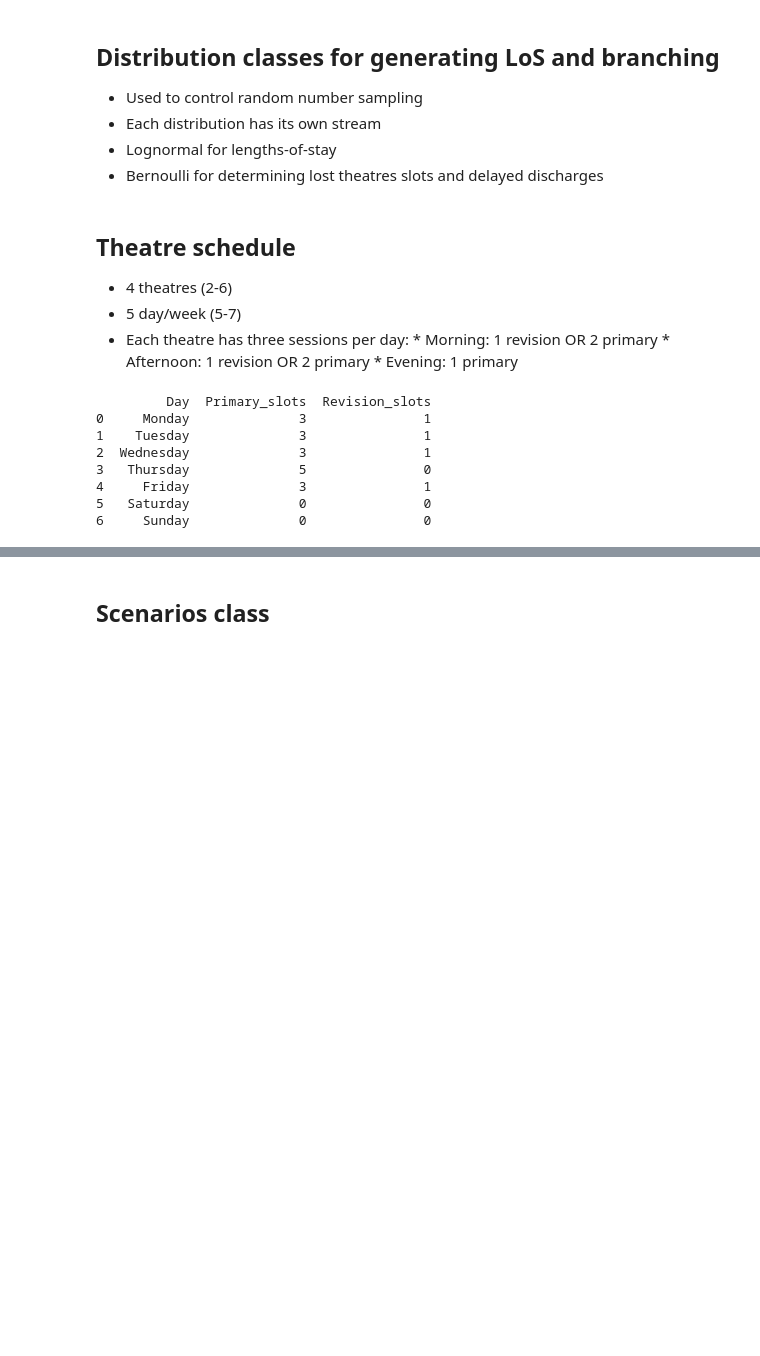
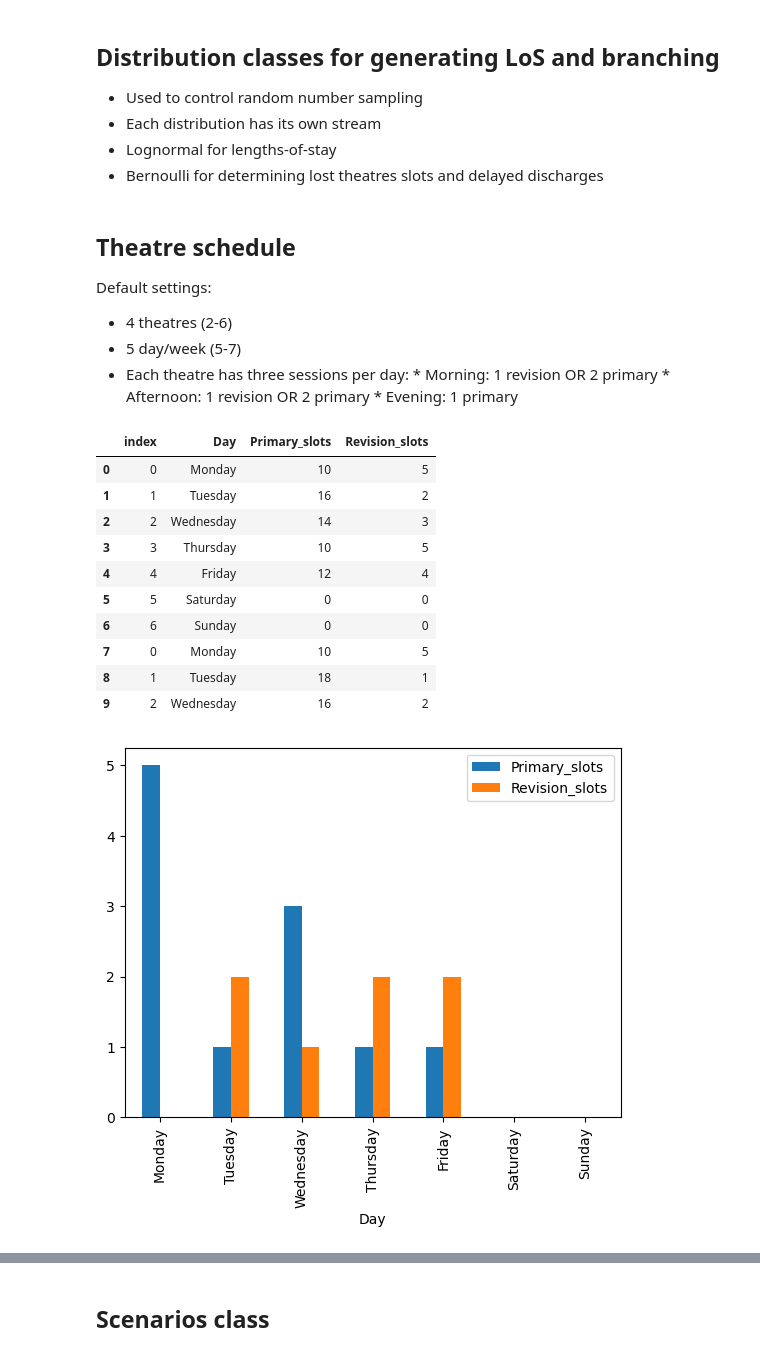
Before and after one commit to AliHarp/HEP, a Jupyter notebook: HEP_main.ipynb, the cells around one changed output, grey strips where cells are left out. Drawn from its saved outputs; the diff is of its cells as text; code cells hidden in the pictures; blank space fills up the shorter version.

Commit message:
update outputs and save to .py

```diff
--- a/HEP_main.ipynb
+++ b/HEP_main.ipynb
@@ -95,15 +95,15 @@ number_beds = 46
 
 primary_dict = {1:'p_hip', 2:'p_knee', 3:'uni_knee'}
 revision_dict = {1:'r_hip', 2:'r_knee'}
-primary_prop = [0.4,0.4,0.2]
-revision_prop = [0.6, 0.4]
+primary_prob = [0.4,0.4,0.2]
+revision_prob = [0.6, 0.4]
 
 #theatre resources
 number_theatres = 4
 primaries_per_day = [1,3,5] #primaries between 1 and 5, revisions dep. upon no. primaries
 revisions_per_day = [2,1,0] #adjust for scenario: add extra theatre slot in
 
-# skeleton frame for theatre schedule assuming no surgical activity on weekends
+# skeleton frame for theatre schedule: default is no surgical activity on weekends
 # for weekend activity, change '0' to '1'
 schedule_list = {'Day':['Monday', 'Tuesday', 'Wednesday', 'Thursday',
                         'Friday', 'Saturday', 'Sunday'],
@@ -112,7 +112,7 @@ schedule_list = {'Day':['Monday', 'Tuesday', 'Wednesday', 'Thursday',
 
 #simulation parameters
 number_of_runs = 100
-results_collection_period = 35  ## WILL EXCLUDE 0-DAY ARRIVALS AS A SIMULATION DAY
+results_collection_period = 70  ## WILL EXCLUDE 0-DAY ARRIVALS AS A SIMULATION DAY
 warm_up_period =  35 ## WILL EXCLUDE 0-DAY ARRIVALS AS A SIMULATION DAY
 default_rng_set = None
 #results auditing
@@ -231,7 +231,7 @@ class Gamma:
         return self.rng.gamma(self.shape, self.scale, size = size)
 # %% [markdown]
 ## Theatre schedule
-
+ Default settings:
 * 4 theatres (2-6)
 * 5 day/week (5-7)
 * Each theatre has three sessions per day:
@@ -241,37 +241,78 @@ class Gamma:
 # %%
 def surgery_types(list):
     """
     Randomly sample surgeries per day given 3* 4-hour sessions/day
 
     Number of revision surgeries depends upon number of primary surgeries
 
     * Each theatre has three sessions per day and some rules:
         * Morning: 1 revision OR 2 primary
         * Afternoon: 1 revision OR 2 primary
         * Evening: 1 primary
     """
     list = primaries_per_day
     select_primaries = random.choice(list)
     if select_primaries == primaries_per_day[0]:
         select_revisions = revisions_per_day[0]
     elif select_primaries == primaries_per_day[1]:
         select_revisions = revisions_per_day[1]
     else: select_revisions = revisions_per_day[2]
 
     return pd.Series([select_primaries, select_revisions])
 
-#sample to illustrate one week, one theatre
-schedule_list_sample = pd.DataFrame(schedule_list)
-schedule_list_sample[['Primary_slots', 'Revision_slots']] = \
-    schedule_list_sample['Primary_slots'].apply(lambda x: x*surgery_types(list))
+def sample_week_schedule(surgery_types, schedule_list):
+    """
+    optional
+    returns a plot of illustrative sample for one week, one theatre
+    """
+    schedule_list_sample = pd.DataFrame(schedule_list)
+    schedule_list_sample[['Primary_slots', 'Revision_slots']] = \
+        schedule_list_sample['Primary_slots'].apply(lambda x: x*surgery_types(list))
+    schedule_list_plot = pd.DataFrame(schedule_list_sample).plot.bar(x ='Day');
+    return schedule_list_plot
 
-print(schedule_list_sample)
+def theatre_capacity(surgery_types,schedule_list):
+    """
+    Calculate full theatre capacity schedule for given number of theatres
+    Randomly create each theatre's schedule each day according to rules
+    Result = 4-20 primary; 0-8 revision per day for default settings
+    """
+    schedule_avail = pd.DataFrame(schedule_list)
+    #skeleton schedule full length
+    length_sched = int(round(2*(warm_up_period+results_collection_period)/7, 0))
+    schedule_avail = schedule_avail.iloc[np.tile(np.arange(len(schedule_avail)),
+                        length_sched)].reset_index()
+    #for calculating schedule
+    schedule_avail_temp = schedule_avail.copy()
+    schedule_avail_temp2 = schedule_avail.copy()
+
+    schedule_avail['Primary_slots'].values[:] = 0
+    schedule_avail['Revision_slots'].values[:] = 0
+    for i in range(number_theatres):
+        schedule_avail_temp[['Primary_slots', 'Revision_slots']] = \
+            schedule_avail_temp2['Primary_slots'].\
+            apply((lambda x: x*surgery_types(primaries_per_day)))
+        schedule_avail[['Primary_slots', 'Revision_slots']] += \
+            (schedule_avail_temp[['Primary_slots', 'Revision_slots']])
+    return(schedule_avail)
+
+#print sample plot if interested
+sample_week_schedule(surgery_types, schedule_list)
+
+#create full schedule, save to csv, print head to confirm
+schedule_avail = theatre_capacity(surgery_types,schedule_list)
+schedule_avail.to_csv('data/schedule2.csv')
+schedule_avail.head(10)
 # %% [output]
-         Day  Primary_slots  Revision_slots
-0     Monday              3               1
-1    Tuesday              3               1
-2  Wednesday              3               1
-3   Thursday              5               0
-4     Friday              3               1
-5   Saturday              0               0
-6     Sunday              0               0
+|  | index | Day | Primary_slots | Revision_slots |
+| 0 | 0 | Monday | 10 | 5 |
+| 1 | 1 | Tuesday | 16 | 2 |
+| 2 | 2 | Wednesday | 14 | 3 |
+| 3 | 3 | Thursday | 10 | 5 |
+| 4 | 4 | Friday | 12 | 4 |
+| 5 | 5 | Saturday | 0 | 0 |
+| 6 | 6 | Sunday | 0 | 0 |
+| 7 | 0 | Monday | 10 | 5 |
+| 8 | 1 | Tuesday | 18 | 1 |
+| 9 | 2 | Wednesday | 16 | 2 |
+[figure, added]
```
Also changed, not shown: parts of 36 cells of this notebook, 1 other file.
